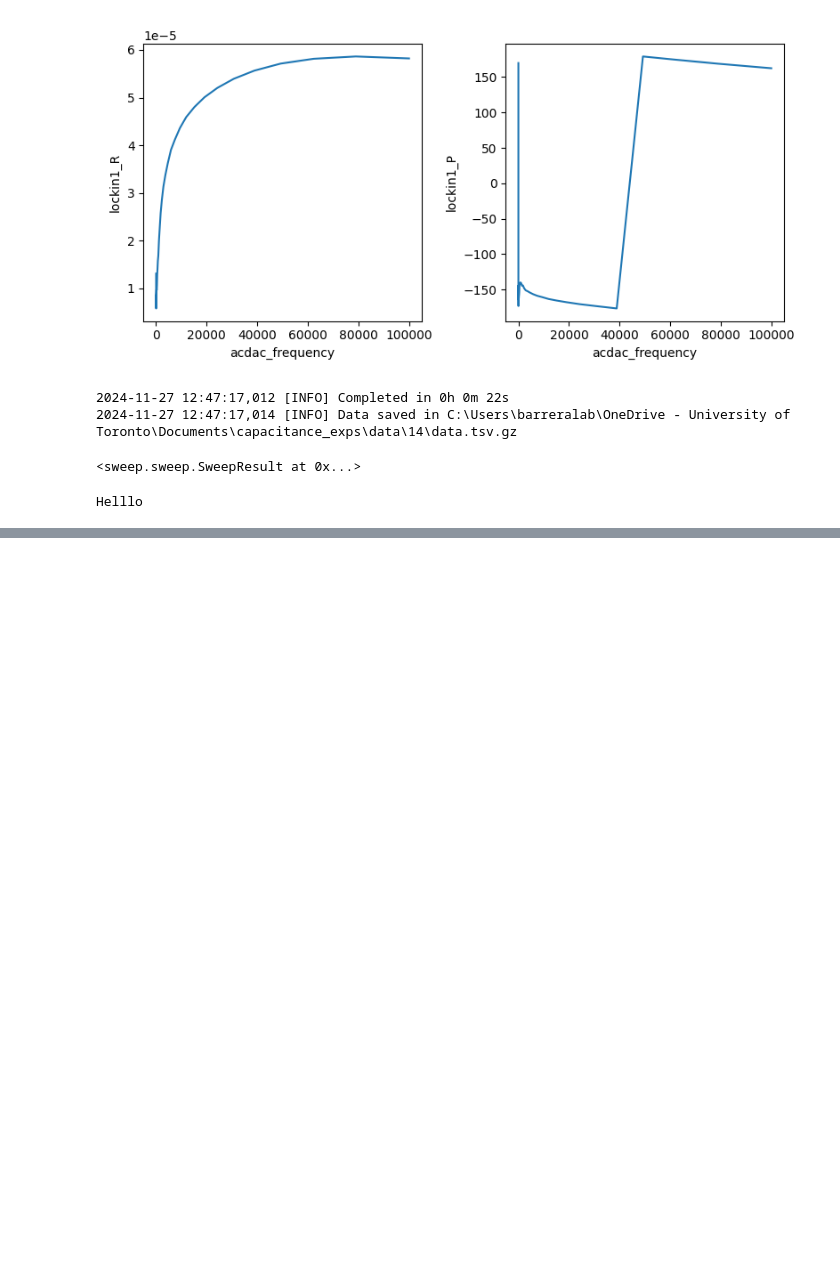
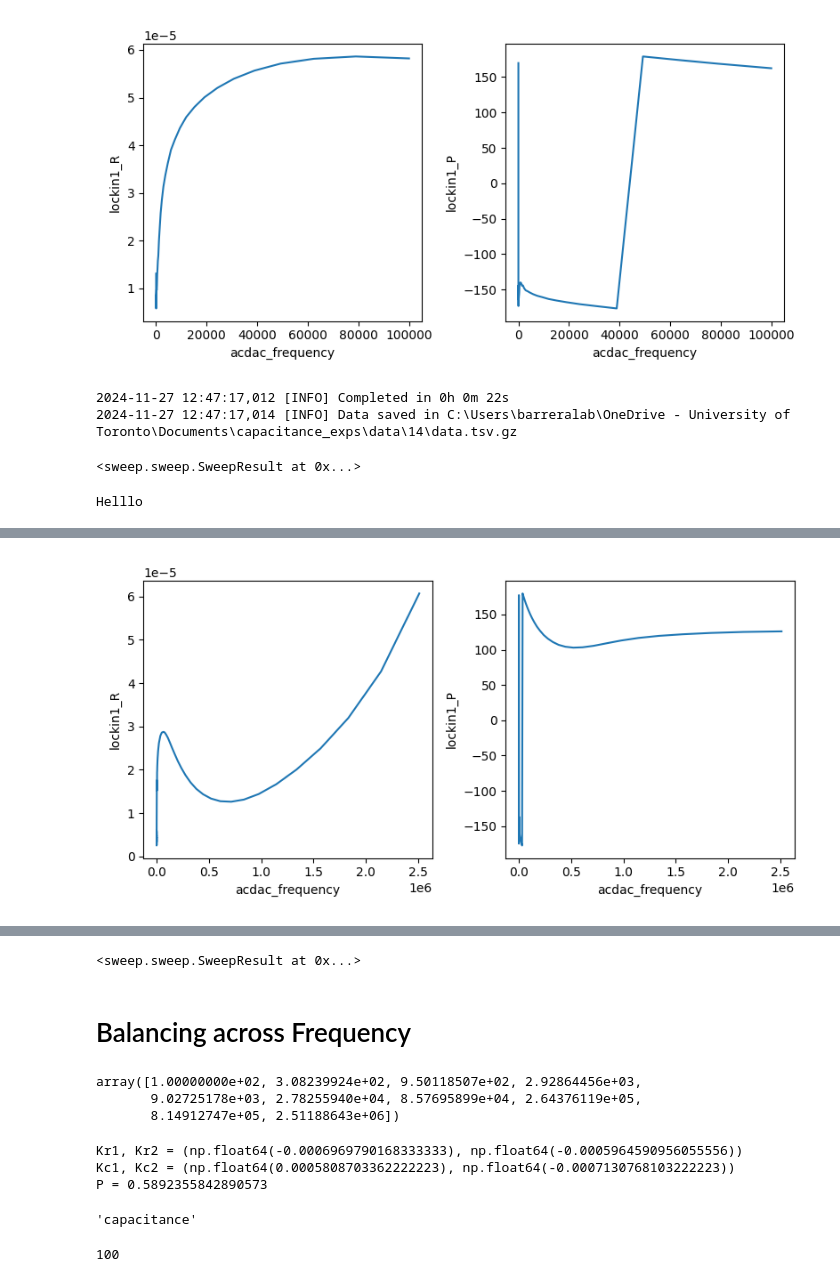
Before and after one commit to barreralab/capacitance_exps, a Jupyter notebook: notebooks/acquisition/ppms_trial_11_25_26.ipynb, the cells around one changed output, grey strips where cells are left out. Drawn from its saved outputs; the diff is of its cells as text; code cells hidden in the pictures; blank space fills up the shorter version.

```diff
--- a/notebooks/acquisition/ppms_trial_11_25_26.ipynb
+++ b/notebooks/acquisition/ppms_trial_11_25_26.ipynb
@@ -505,0 +579,3 @@ Helllo
+# %%
+sf.sweep(acdac.frequency, setpoints=freqs, delay=1)
+# %% [output]
@@ -505,0 +584 @@ Helllo
+[figure, added]
@@ -505,0 +587,11 @@ Helllo
+<sweep.sweep.SweepResult at 0x...>
+# %% [markdown]
+# Balancing across Frequency
+# %%
+exps = np.linspace(2, 6.4, 10)
+freqs = 10**exps
+freqs
+# %% [output]
+array([1.00000000e+02, 3.08239924e+02, 9.50118507e+02, 2.92864456e+03,
+       9.02725178e+03, 2.78255940e+04, 8.57695899e+04, 2.64376119e+05,
+       8.14912747e+05, 2.51188643e+06])
@@ -505,0 +650,6 @@ Helllo
+# %%
+rebalance()
+# %% [output]
+Kr1, Kr2 = (np.float64(-0.0006969790168333333), np.float64(-0.0005964590956055556))
+Kc1, Kc2 = (np.float64(0.0005808703362222223), np.float64(-0.0007130768103222223))
+P = 0.5892355842890573
@@ -505,0 +661,4 @@ Helllo
+# %%
+cap.full_name
+# %% [output]
+'capacitance'
@@ -505,0 +680,4 @@ Helllo
+# %%
+balancer.drive_voltage
+# %% [output]
+100
```
Also changed, not shown: parts of 39 cells of this notebook, 29 other files.
